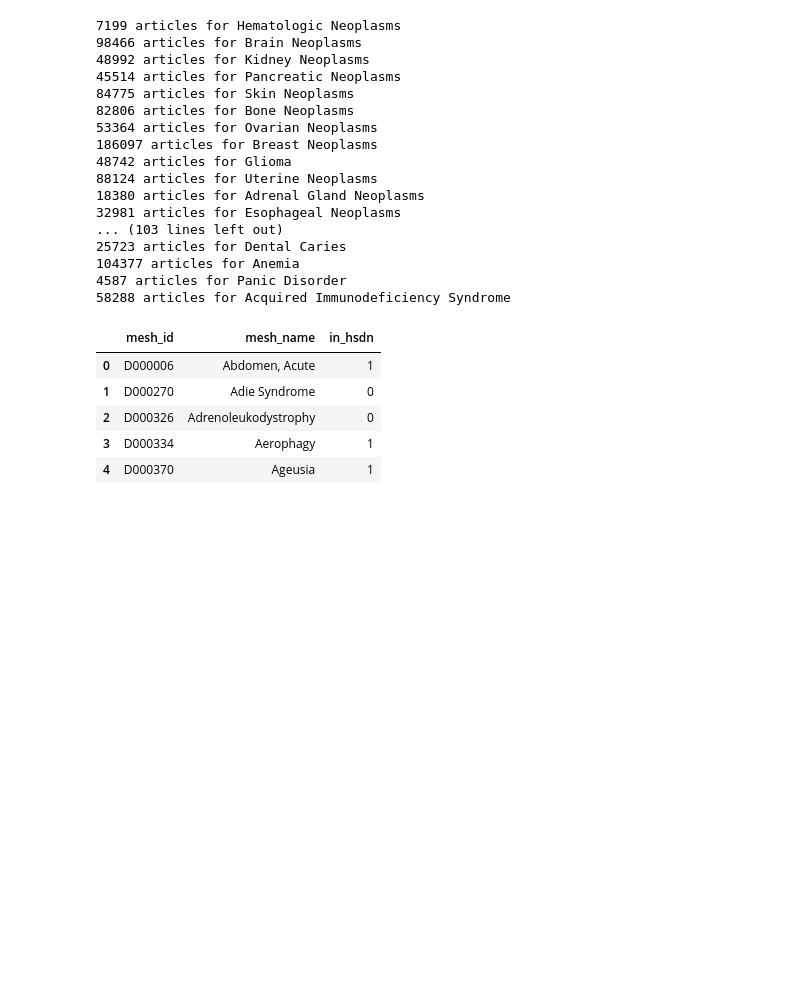
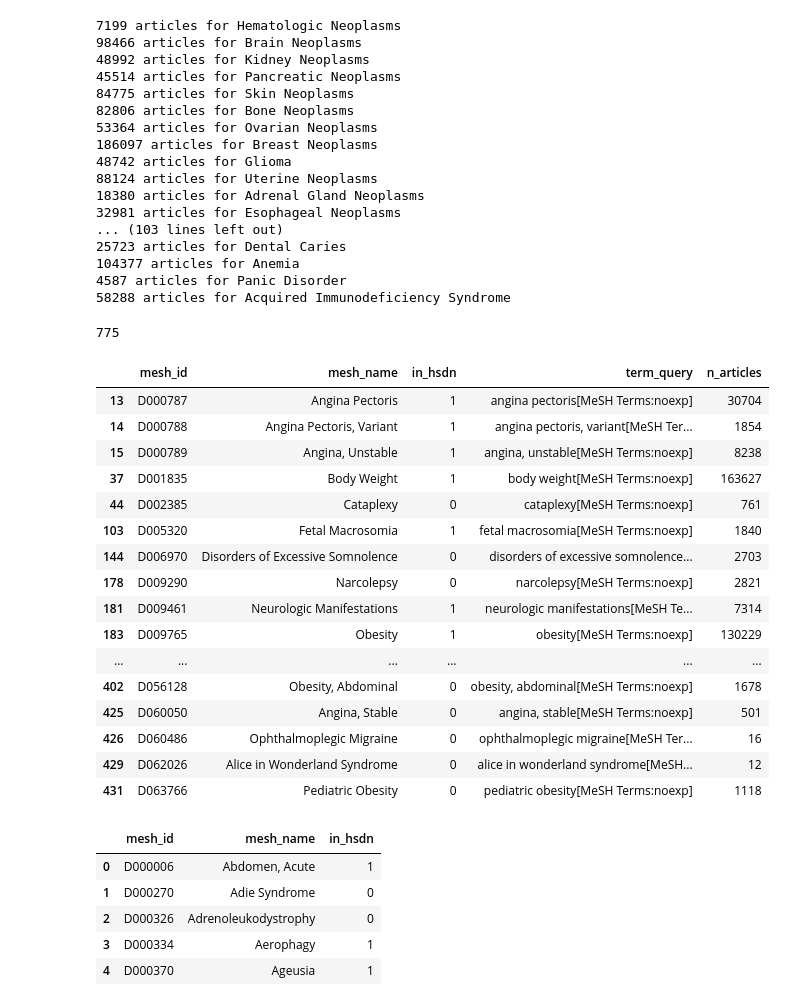
Before and after one commit to hetio/medline, a Jupyter notebook: symptoms.ipynb, the cells around one changed output. Saved outputs shown, nothing was run; the diff lists cells and outputs as text; code cells hidden in the pictures; blank space fills up the shorter version.

```diff
--- a/symptoms.ipynb
+++ b/symptoms.ipynb
@@ -66,6 +68,40 @@ with gzip.open('data/disease-pmids.tsv.gz', 'w') as write_file:
     disease_pmids_df.to_csv(write_file, sep='\t', index=False)
 # %%
 # Symptoms
+# %%
+# Read MeSH
+url = 'https://raw.githubusercontent.com/dhimmel/mesh/e561301360e6de2140dedeaa7c7e17ce4714eb7f/data/ontology.gexf.gz'
+read_file = io.TextIOWrapper(gzip.GzipFile(fileobj=requests.get(url, stream=True).raw))
+mesh_network = networkx.read_gexf(read_file)
+
+disease_exlusions = set()
+for mesh_id in disease_df.mesh_id:
+    disease_exlusions.add(mesh_id)
+    disease_exlusions |= networkx.ancestors(mesh_network, mesh_id)
+    disease_exlusions |= networkx.descendants(mesh_network, mesh_id)
+len(disease_exlusions)
+# %% [output]
+775
+# %%
+symptom_df[symptom_df.mesh_id.isin(disease_exlusions)]
+# %% [output]
+|  | mesh_id | mesh_name | in_hsdn | term_query | n_articles |
+| 13 | D000787 | Angina Pectoris | 1 | angina pectoris[MeSH Terms:noexp] | 30704 |
+| 14 | D000788 | Angina Pectoris, Variant | 1 | angina pectoris, variant[MeSH Ter... | 1854 |
+| 15 | D000789 | Angina, Unstable | 1 | angina, unstable[MeSH Terms:noexp] | 8238 |
+| 37 | D001835 | Body Weight | 1 | body weight[MeSH Terms:noexp] | 163627 |
+| 44 | D002385 | Cataplexy | 0 | cataplexy[MeSH Terms:noexp] | 761 |
+| 103 | D005320 | Fetal Macrosomia | 1 | fetal macrosomia[MeSH Terms:noexp] | 1840 |
+| 144 | D006970 | Disorders of Excessive Somnolence | 0 | disorders of excessive somnolence... | 2703 |
+| 178 | D009290 | Narcolepsy | 0 | narcolepsy[MeSH Terms:noexp] | 2821 |
+| 181 | D009461 | Neurologic Manifestations | 1 | neurologic manifestations[MeSH Te... | 7314 |
+| 183 | D009765 | Obesity | 1 | obesity[MeSH Terms:noexp] | 130229 |
+| ... | ... | ... | ... | ... | ... |
+| 402 | D056128 | Obesity, Abdominal | 0 | obesity, abdominal[MeSH Terms:noexp] | 1678 |
+| 425 | D060050 | Angina, Stable | 0 | angina, stable[MeSH Terms:noexp] | 501 |
+| 426 | D060486 | Ophthalmoplegic Migraine | 0 | ophthalmoplegic migraine[MeSH Ter... | 16 |
+| 429 | D062026 | Alice in Wonderland Syndrome | 0 | alice in wonderland syndrome[MeSH... | 12 |
+| 431 | D063766 | Pediatric Obesity | 0 | pediatric obesity[MeSH Terms:noexp] | 1118 |
 # %%
 # Read MeSH Symptoms
 url = 'https://raw.githubusercontent.com/dhimmel/mesh/e561301360e6de2140dedeaa7c7e17ce4714eb7f/data/symptoms.tsv'
```
Also changed, not shown: parts of 4 cells of this notebook, 1 other file.
